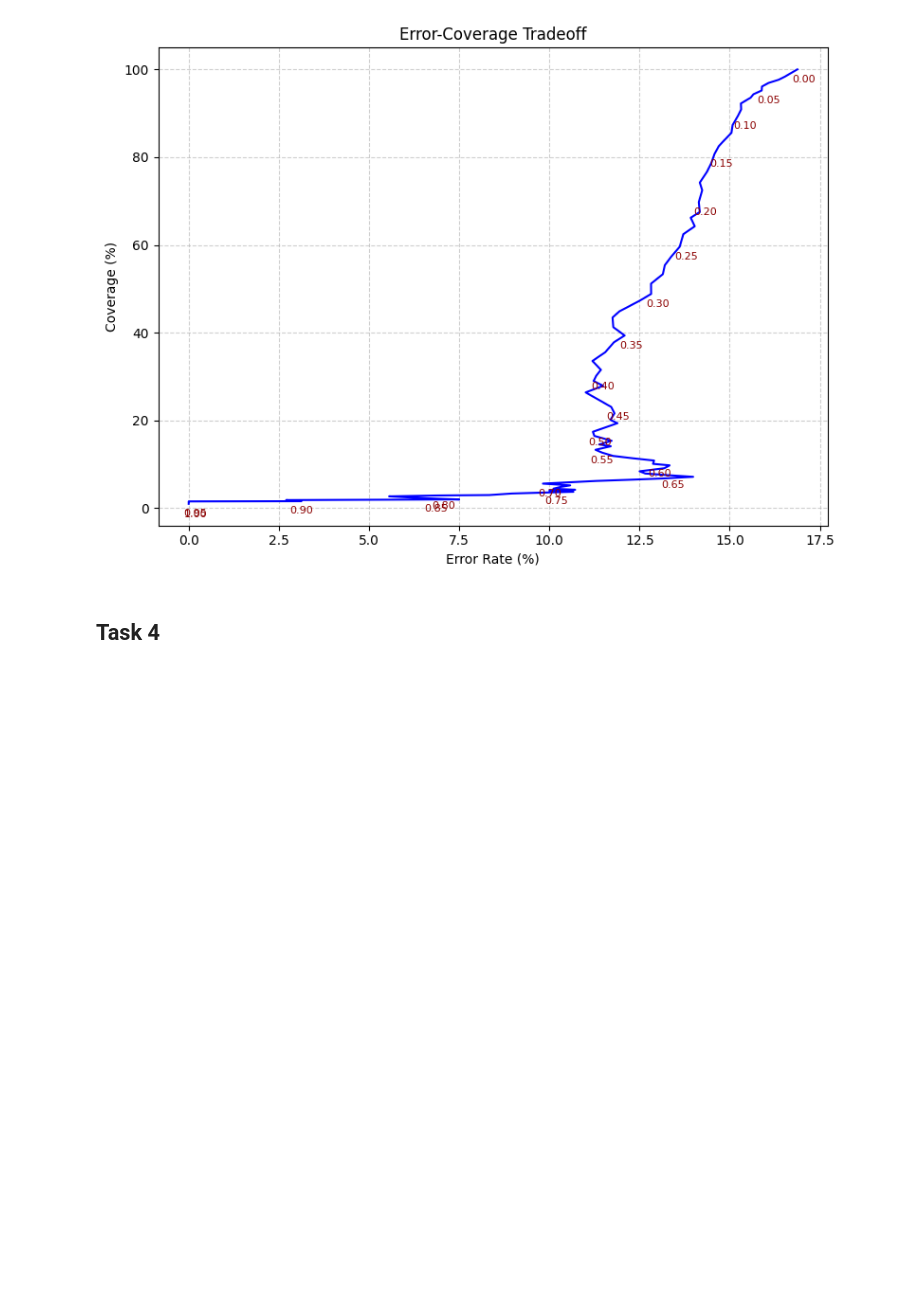
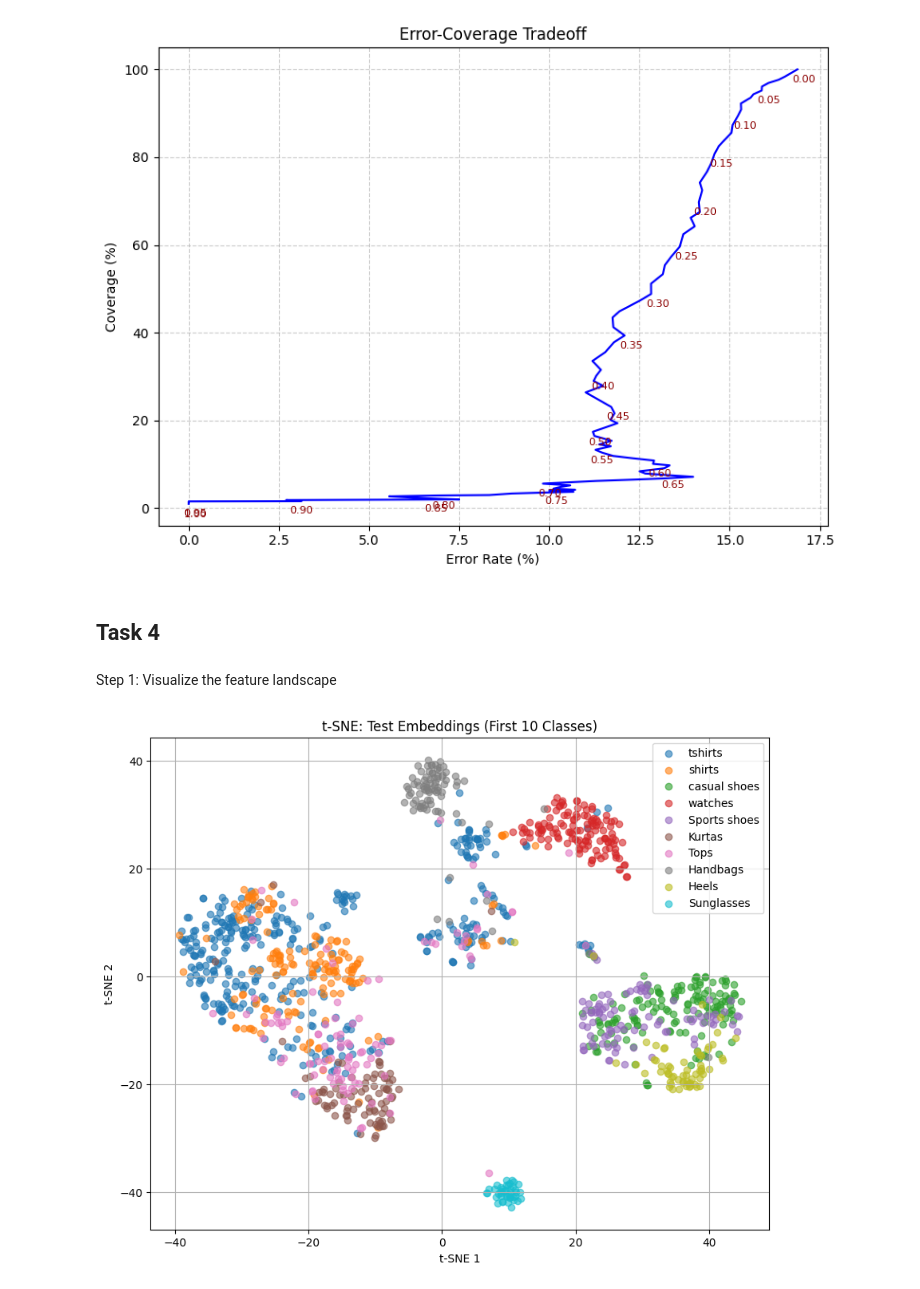
Before and after one commit to Yunus77-tue/ass1, a Jupyter notebook: ass1_cnn.ipynb, the cells around one changed output. Drawn from its saved outputs; the diff is of its cells as text; code cells hidden in the pictures; blank space fills up the shorter version.

Commit message:
Step 1 and step 2 of Question 4

```diff
--- a/ass1_cnn.ipynb
+++ b/ass1_cnn.ipynb
@@ -1227,3 +1234,48 @@ plt.show()
 # %%
 # your solution
 # datasets: first 10 classes of train_dataset and main_test_dataset
+# %% [markdown]
+Step 1: Visualize the feature landscape
+# %%
+#Load the model of the main classes train and main classes test datasets
+
+train_embeddings = np.load('train_embeddings.npy')
+train_labels = np.load('train_labels.npy')
+test_embeddings = np.load('test_embeddings.npy')
+test_labels = np.load('test_labels.npy')
+
+test_labels = test_labels.ravel()
+train_labels = train_labels.ravel()
+
+selected_classes = np.unique(train_labels)[:10]
+test_mask = np.isin(test_labels, selected_classes)
+
+test_emb_selected = test_embeddings[test_mask]
+test_labels_selected = test_labels[test_mask]
+# %%
+
+
+class_names = {
+    0: 'tshirts', 1: 'shirts', 2: 'casual shoes', 3: 'watches', 4: 'Sports shoes',
+    5: 'Kurtas', 6: 'Tops', 7: 'Handbags', 8: 'Heels', 9: 'Sunglasses'
+}
+
+tsne = TSNE(n_components=2,random_state=42)
+test_emb_2d = tsne.fit_transform(test_emb_selected)
+
+def plot_tsne(embeddings_2d, labels, title, label_map=None):
+    plt.figure(figsize=(10, 8))
+    for class_id in np.unique(labels):
+        idx = labels == class_id
+        label_name = label_map[class_id] if label_map else f'Class {class_id}'
+        plt.scatter(embeddings_2d[idx, 0], embeddings_2d[idx, 1], label=label_name, alpha=0.6)
+    plt.legend()
+    plt.title(title)
+    plt.xlabel("t-SNE 1")
+    plt.ylabel("t-SNE 2")
+    plt.grid(True)
+    plt.show()
+
+plot_tsne(test_emb_2d, test_labels_selected, "t-SNE: Test Embeddings (First 10 Classes)", class_names)
+# %% [output]
+[figure, added]
```
Also changed, not shown: parts of 7 cells of this notebook.
